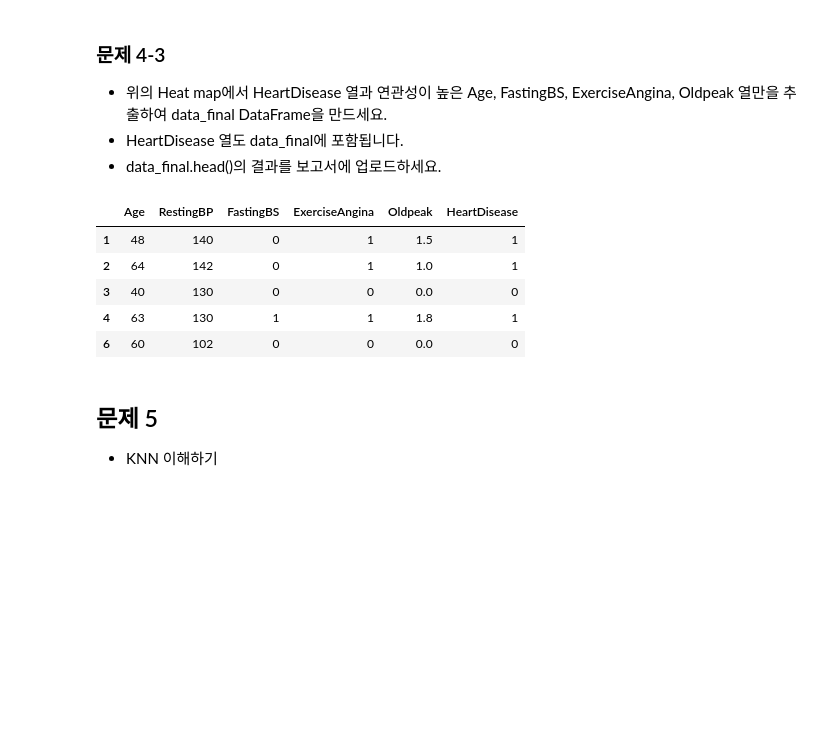
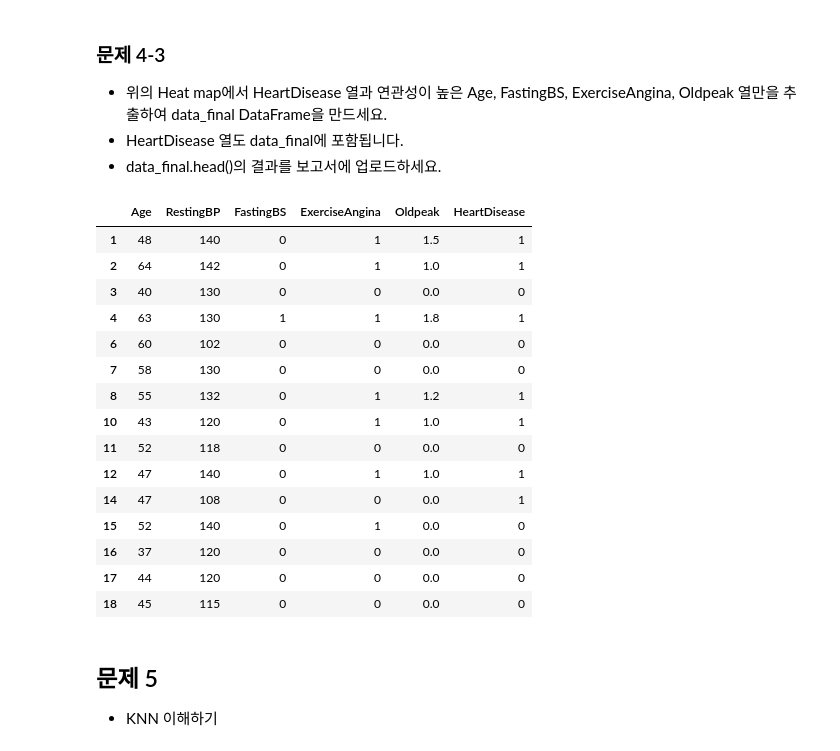
Before and after one commit to 9659tig/2022S-ML, a Jupyter notebook: HW01_201821321_최준호.ipynb, the cells around one changed output. Saved outputs shown, nothing was run; the diff lists cells and outputs as text; code cells hidden in the pictures; blank space fills up the shorter version.

```diff
--- a/HW01_201821321_최준호.ipynb
+++ b/HW01_201821321_최준호.ipynb
@@ -427,14 +427,24 @@ sns.heatmap(corr, mask=mask, cmap=cmap, vmax=.3, center=0,
 * data_final.head()의 결과를 보고서에 업로드하세요.
 # %%
 data_final = data_clean[['Age', 'RestingBP', 'FastingBS', 'ExerciseAngina', 'Oldpeak', 'HeartDisease']]
-data_final.head()
+data_final.head(15)
 # %% [output]
 |  | Age | RestingBP | FastingBS | ExerciseAngina | Oldpeak | HeartDisease |
 | 1 | 48 | 140 | 0 | 1 | 1.5 | 1 |
 | 2 | 64 | 142 | 0 | 1 | 1.0 | 1 |
 | 3 | 40 | 130 | 0 | 0 | 0.0 | 0 |
 | 4 | 63 | 130 | 1 | 1 | 1.8 | 1 |
 | 6 | 60 | 102 | 0 | 0 | 0.0 | 0 |
+| 7 | 58 | 130 | 0 | 0 | 0.0 | 0 |
+| 8 | 55 | 132 | 0 | 1 | 1.2 | 1 |
+| 10 | 43 | 120 | 0 | 1 | 1.0 | 1 |
+| 11 | 52 | 118 | 0 | 0 | 0.0 | 0 |
+| 12 | 47 | 140 | 0 | 1 | 1.0 | 1 |
+| 14 | 47 | 108 | 0 | 0 | 0.0 | 1 |
+| 15 | 52 | 140 | 0 | 1 | 0.0 | 0 |
+| 16 | 37 | 120 | 0 | 0 | 0.0 | 0 |
+| 17 | 44 | 120 | 0 | 0 | 0.0 | 0 |
+| 18 | 45 | 115 | 0 | 0 | 0.0 | 0 |
 # %% [markdown]
 ## 문제 5
 * KNN 이해하기
```
Also changed, not shown: parts of 7 cells of this notebook.
